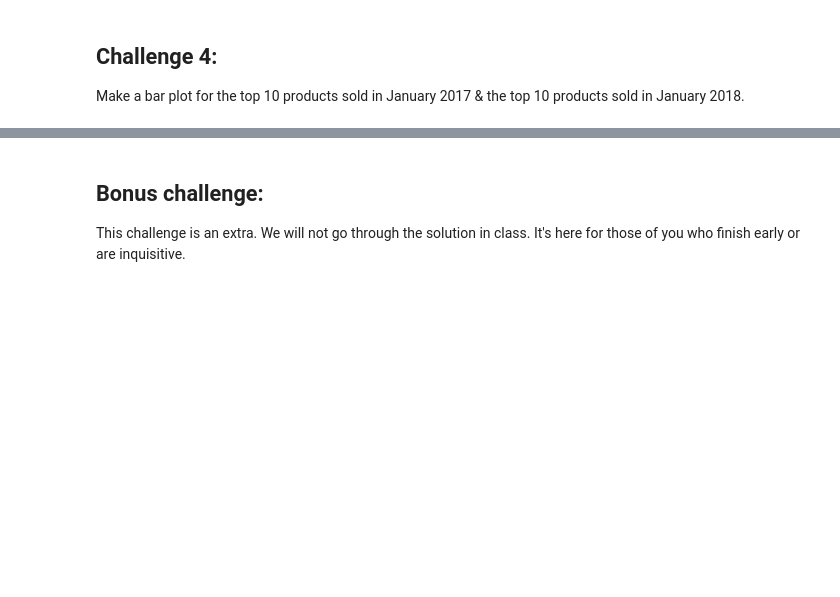
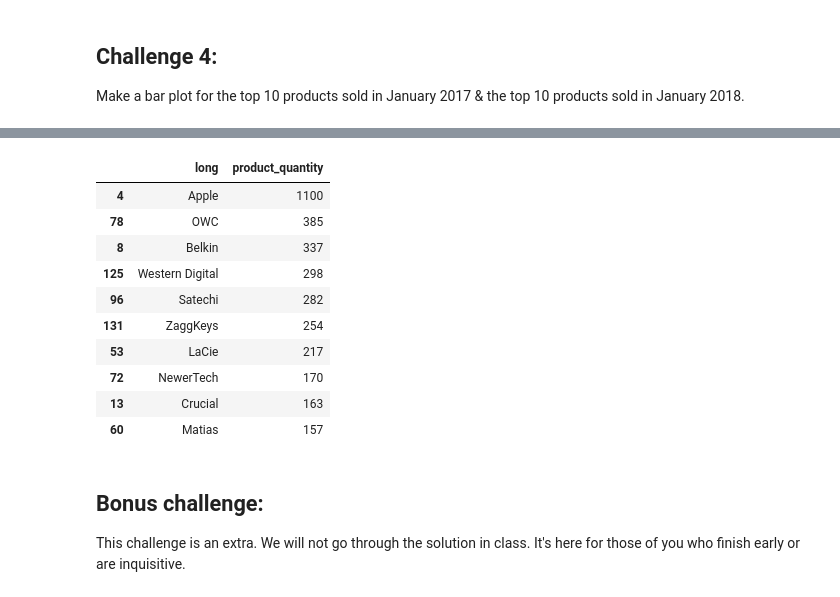
Before and after one commit to PhoenixCC0722/JoinTheGame_Magist, a Jupyter notebook: 3_1_7_seaborn_challenges.ipynb, the cells around one changed output, grey strips where cells are left out. Cells and saved outputs as stored; diff of their text form; code cells hidden in the pictures; blank space fills up the shorter version.

```diff
--- a/3_1_7_seaborn_challenges.ipynb
+++ b/3_1_7_seaborn_challenges.ipynb
@@ -573,3 +654,34 @@ Make a bar plot for the top 10 products sold in January 2017 & the top 10 produc
+# %%
+# the top 10 products sold in January 2018
+orders_Jan2018 = ol_df.loc[ol_df['date'].dt.strftime('%Y-%m') == '2018-01']
+orders_Jan2018.head()
+
+orders_Jan2018["short"] = orders_Jan2018["sku"].str[:3]
+
+orders_Jan2018_with_brands_df = orders_Jan2018.merge(brands,
+                                how="left",
+                                left_on="short",
+                                right_on="short")
+orders_Jan2018_with_brands_df.head(3)
+
+brands_10_most_sold_Jan2018_df = (
+                         orders_Jan2018_with_brands_df.groupby("long", as_index=False)
+                         ["product_quantity"].sum()
+                         .nlargest(10, "product_quantity")
+                         )
+brands_10_most_sold_Jan2018_df
+# %% [output]
+|  | long | product_quantity |
+| 4 | Apple | 1100 |
+| 78 | OWC | 385 |
+| 8 | Belkin | 337 |
+| 125 | Western Digital | 298 |
+| 96 | Satechi | 282 |
+| 131 | ZaggKeys | 254 |
+| 53 | LaCie | 217 |
+| 72 | NewerTech | 170 |
+| 13 | Crucial | 163 |
+| 60 | Matias | 157 |
 # %% [markdown]
 ## Bonus challenge:
 This challenge is an extra. We will not go through the solution in class. It's here for those of you who finish early or are inquisitive.
```
Also changed, not shown: parts of 15 cells of this notebook.
